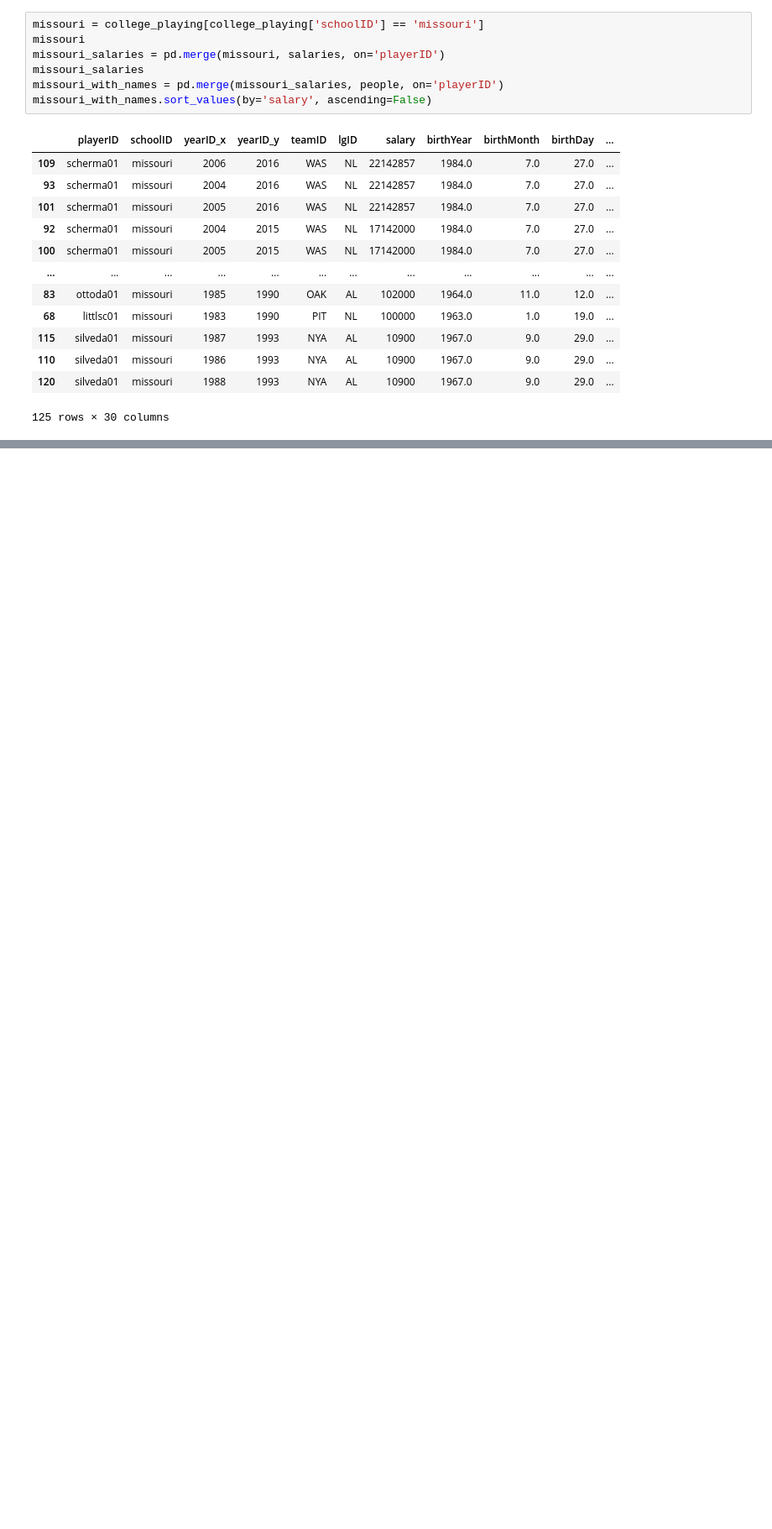
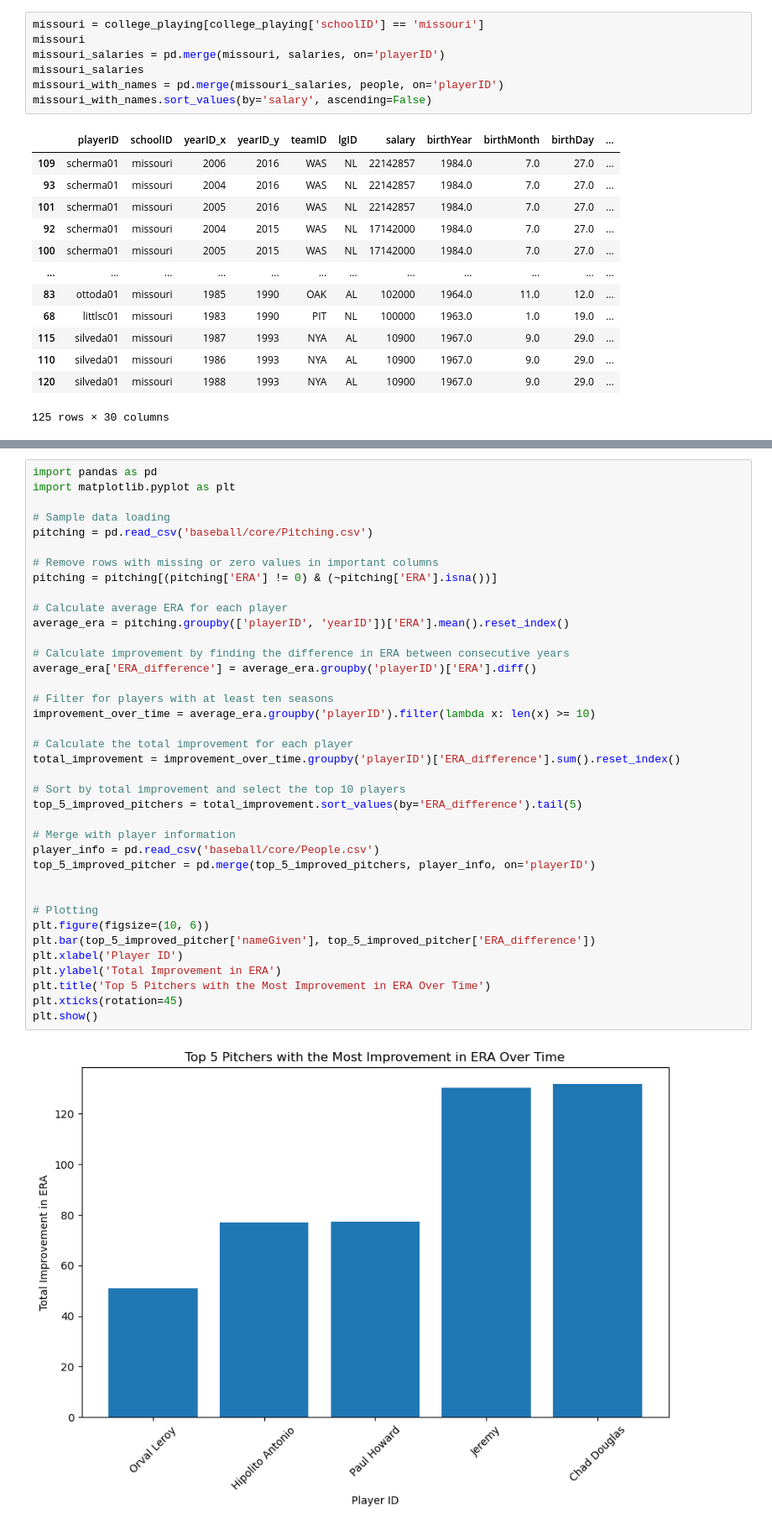
Before and after one commit to Treyson-Grange/cs5830_project1, a Jupyter notebook: project1.ipynb, the cells around one changed output, grey strips where cells are left out. Shown at 84% size. Drawn from its saved outputs; the diff is of its cells as text; blank space fills up the shorter version.

Commit message:
merged again and cleaned up

```diff
--- a/project1.ipynb
+++ b/project1.ipynb
@@ -303,0 +228,40 @@ plt.show()
+# %%
+import pandas as pd
+import matplotlib.pyplot as plt
+
+# Sample data loading
+pitching = pd.read_csv('baseball/core/Pitching.csv')
+
+# Remove rows with missing or zero values in important columns
+pitching = pitching[(pitching['ERA'] != 0) & (~pitching['ERA'].isna())]
+
+# Calculate average ERA for each player
+average_era = pitching.groupby(['playerID', 'yearID'])['ERA'].mean().reset_index()
+
+# Calculate improvement by finding the difference in ERA between consecutive years
+average_era['ERA_difference'] = average_era.groupby('playerID')['ERA'].diff()
+
+# Filter for players with at least ten seasons
+improvement_over_time = average_era.groupby('playerID').filter(lambda x: len(x) >= 10)
+
+# Calculate the total improvement for each player
+total_improvement = improvement_over_time.groupby('playerID')['ERA_difference'].sum().reset_index()
+
+# Sort by total improvement and select the top 10 players
+top_5_improved_pitchers = total_improvement.sort_values(by='ERA_difference').tail(5)
+
+# Merge with player information
+player_info = pd.read_csv('baseball/core/People.csv')
+top_5_improved_pitcher = pd.merge(top_5_improved_pitchers, player_info, on='playerID')
+
+
+# Plotting
+plt.figure(figsize=(10, 6))
+plt.bar(top_5_improved_pitcher['nameGiven'], top_5_improved_pitcher['ERA_difference'])
+plt.xlabel('Player ID')
+plt.ylabel('Total Improvement in ERA')
+plt.title('Top 5 Pitchers with the Most Improvement in ERA Over Time')
+plt.xticks(rotation=45)
+plt.show()
+# %% [output]
+[figure, added]
```
Also changed, not shown: parts of 9 cells of this notebook.
